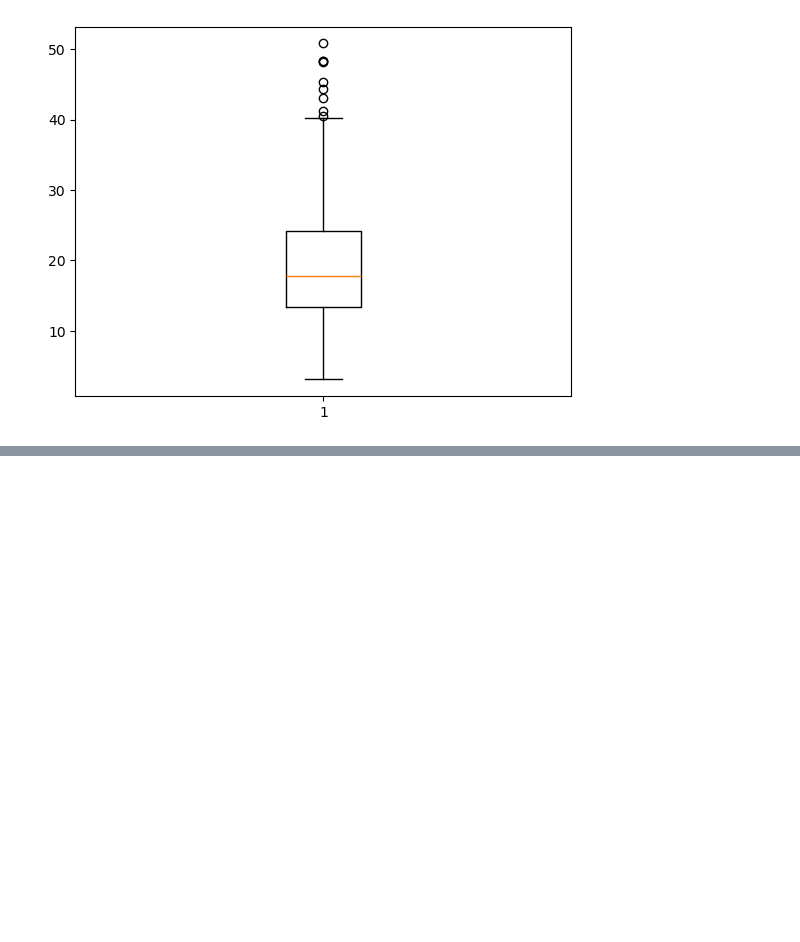
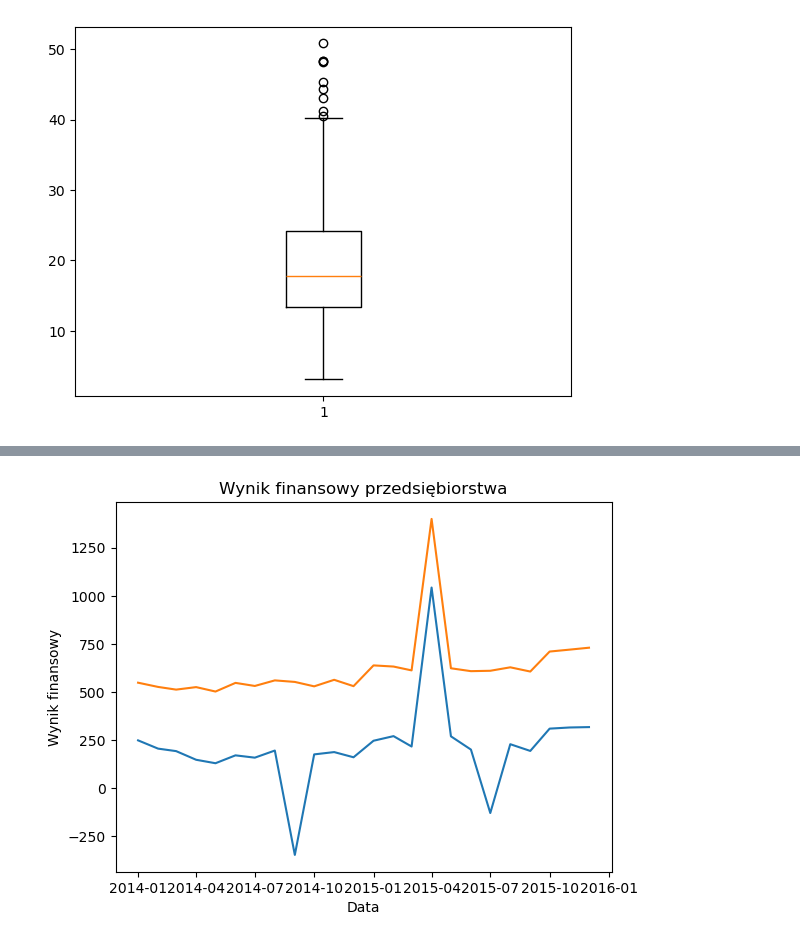
Before and after one commit to AlexArciszewski/Analiza-danych-i-wstep-do-ML, a Jupyter notebook: Matplotlib_Seaborn_training.ipynb, the cells around one changed output, grey strips where cells are left out. Cells and saved outputs as stored; diff of their text form; code cells hidden in the pictures; blank space fills up the shorter version.

```diff
--- a/Matplotlib_Seaborn_training.ipynb
+++ b/Matplotlib_Seaborn_training.ipynb
@@ -217,0 +305,9 @@ plt.show()
+# %%
+plt.plot(x,y)
+plt.xlabel('Data')
+plt.ylabel('Wynik finansowy')
+plt.plot(x, df['Przychody'])
+plt.title("Wynik finansowy przedsiębiorstwa")
+plt.show()
+# %% [output]
+[figure, added]
```
Also changed, not shown: parts of 43 cells of this notebook.
